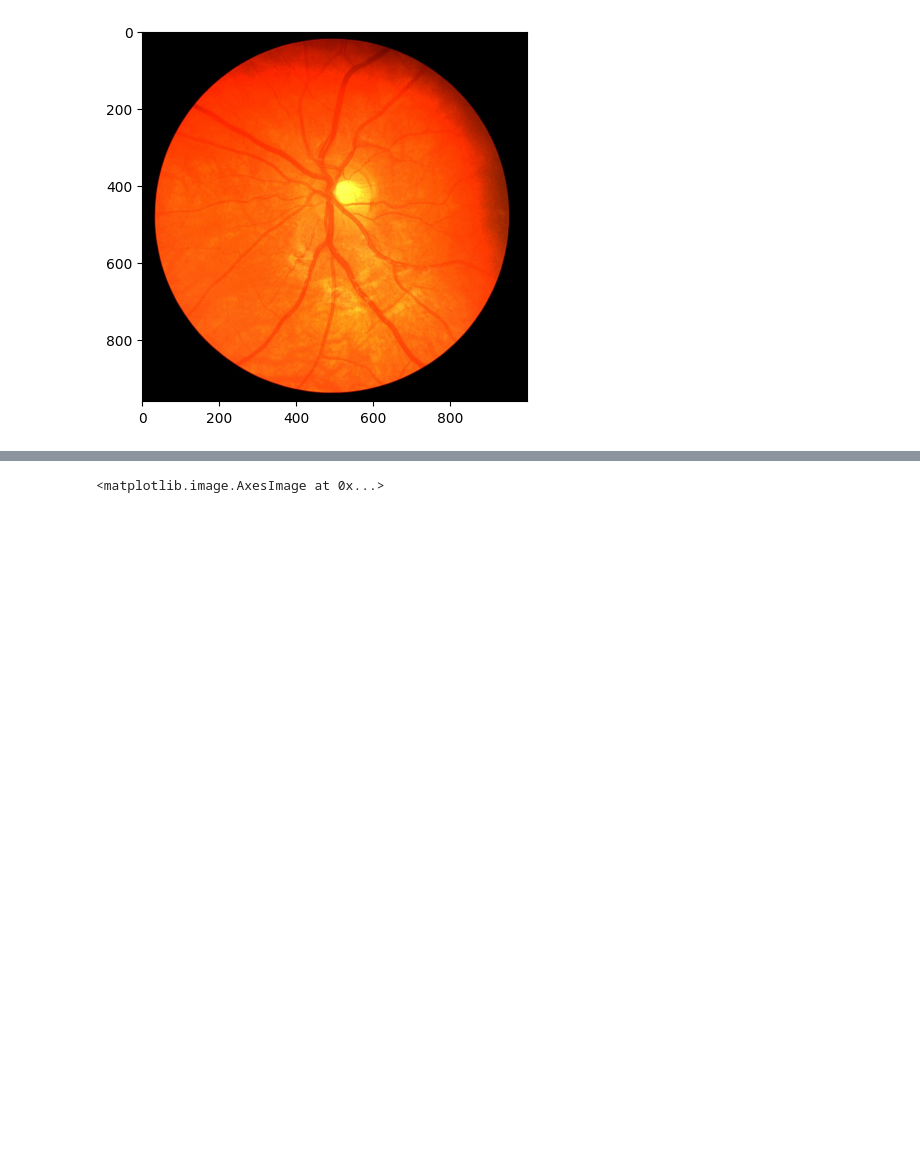
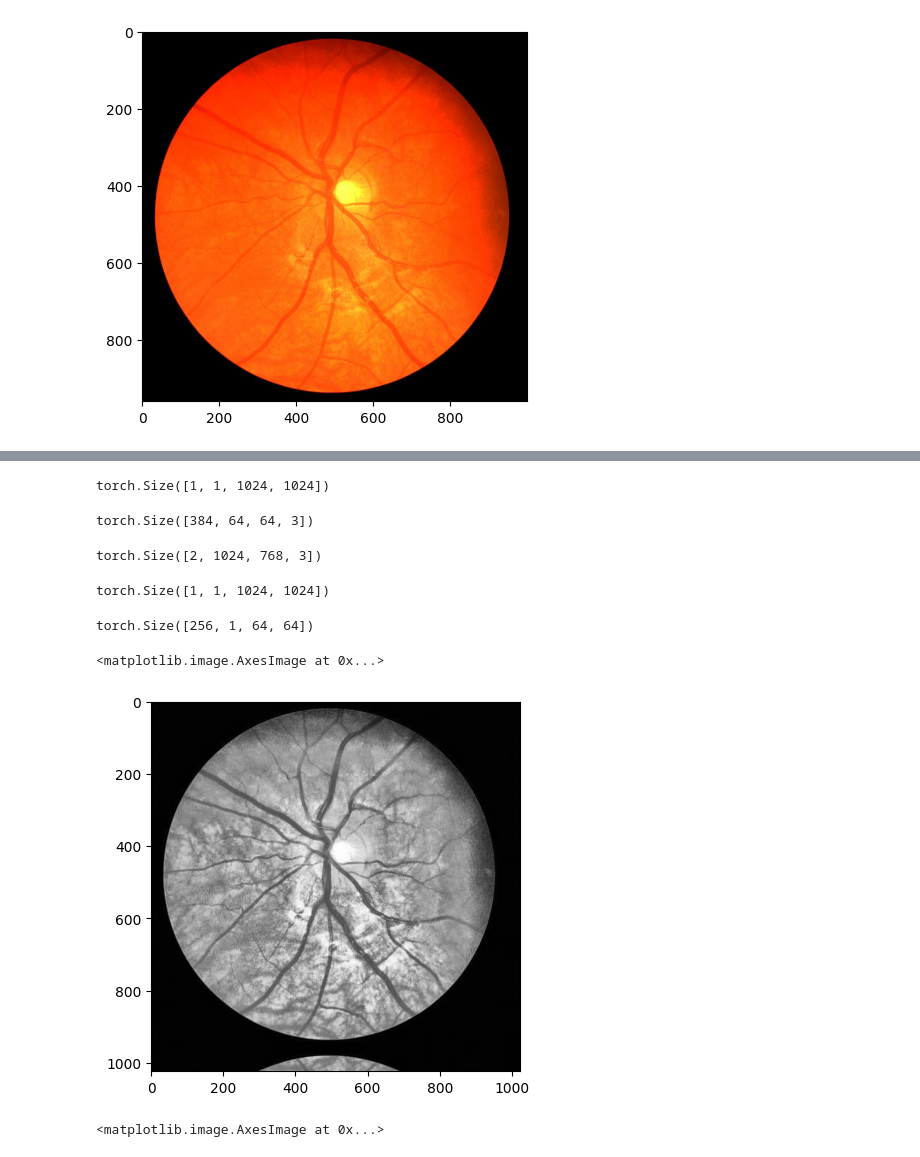
Before and after one commit to PhamDuy204/Retinal-vessels-segmentation, a Jupyter notebook: notebooks/Duy/tmp.ipynb, the cells around one changed output, grey strips where cells are left out. Cells and saved outputs as stored; diff of their text form; code cells hidden in the pictures; blank space fills up the shorter version.

```diff
--- a/notebooks/Duy/tmp.ipynb
+++ b/notebooks/Duy/tmp.ipynb
@@ -411,3 +159,28 @@ def gray_world(image):
+# %%
+mirror_padding_v2(tf(image=img)['image']).unsqueeze(0).shape
+# %% [output]
+torch.Size([1, 1, 1024, 1024])
+# %%
+window_partition(torch.rand(2,1024,768,3),[64,64]).shape
+# %% [output]
+torch.Size([384, 64, 64, 3])
+# %%
+window_reverse(window_partition(torch.rand(2,1024,768,3),[64,64]),(64,64),(1024,768)).shape
+# %% [output]
+torch.Size([2, 1024, 768, 3])
+# %%
+window_reverse(window_partition(mirror_padding_v2(tf(image=img)['image']).unsqueeze(0).permute(0,2,3,1).contiguous(),[64,64]),(64,64),[1024,1024]).permute(0,3,1,2).shape
+# %% [output]
+torch.Size([1, 1, 1024, 1024])
+# %%
+]window_partition(mirror_padding_v2(tf(image=img)['image']).unsqueeze(0).permute(0,2,3,1).contiguous(),[64,64]).permute(0,3,1,2).shape
+# %% [output]
+torch.Size([256, 1, 64, 64])
+# %%
+plt.imshow(mirror_padding_v2(tf(image=img)['image']).squeeze(),cmap='gray')
+# %% [output]
+<matplotlib.image.AxesImage at 0x...>
+[figure, added]
 # %%
 plt.imshow(convert_gray(gray_world(new_img)),cmap='gray')
 # %% [output]
```
Also changed, not shown: parts of 23 cells of this notebook, 6 other files.
